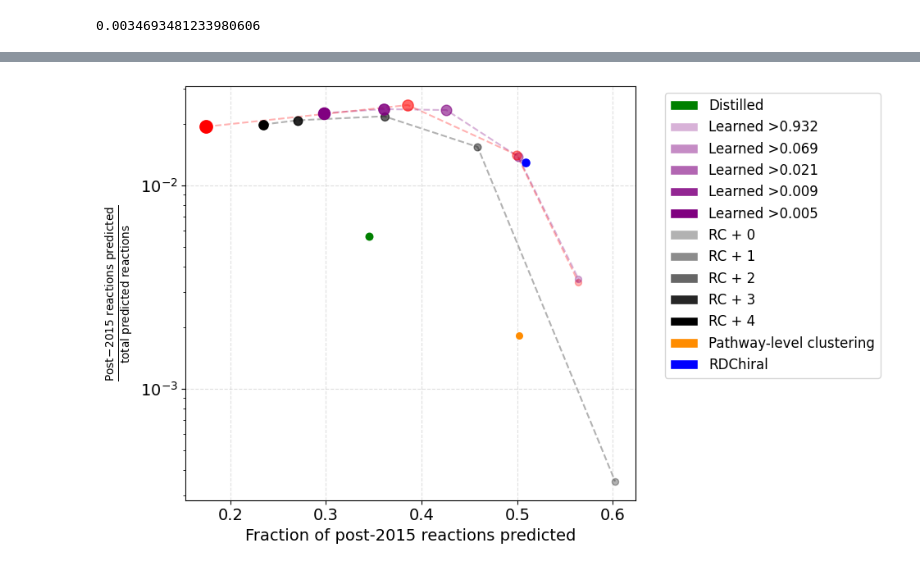
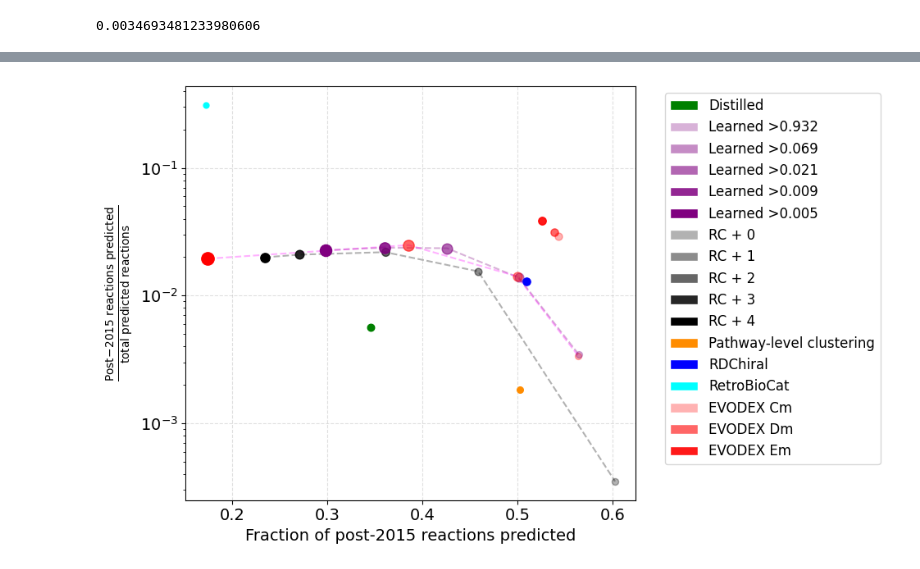
Before and after one commit to stefanpate/coarse-grain-rxns, a Jupyter notebook: notebooks/time_split_rule_generative_performance.ipynb, the cells around one changed output, grey strips where cells are left out. Cells and saved outputs as stored; diff of their text form; code cells hidden in the pictures.

```diff
--- a/notebooks/time_split_rule_generative_performance.ipynb
+++ b/notebooks/time_split_rule_generative_performance.ipynb
@@ -113,0 +182,17 @@ shape: (18, 6)
+# %%
+pred = pl.read_parquet(fn)
+recovered = maps.join(pub, left_on="rxn_id", right_on="id", how="inner")
+# %%
+n = 0
+ct_matches = set()
+non_ct_matches = set()
+for row in pred.iter_rows(named=True):
+    lhs, rhs = [set(side.split(".")) for side in row["std_rxn"].split(">>")]
+    does_match = check_for_kr_match(Counter(lhs), Counter(rhs), kr_counts)
+    if does_match:
+        ct_matches.add(row['id'])
+        n += 1
+
+    else:
+        non_ct_matches.add(row['id'])
+id_matches = set(recovered['rxn_id'].to_list())
@@ -126,7 +267,7 @@ shape: (1, 6)
 Rs = [0, 1, 2, 3, 4]
 dts = ['932', '069', '021', '009', '005']
 dts_dmo = ['961', '244', '106', '059', '035']
-others = ['mechinformed', 'rdchiral', 'imt']
+others = ['mechinformed', 'rdchiral', 'imt', "evodex_Cm", "evodex_Dm", "evodex_Em"]
 mechinferred_template_sizes = defaultdict(list)
 rcr_template_sizes = defaultdict(list)
 dmo_template_sizes = defaultdict(list)
@@ -181,7 +322,8 @@ for other in others:
         )
     else:
         df = pl.read_csv(
-            Path(cfg.rules) / f"{other}_rules_before_{cutoff_date}.csv",
+            source=Path(cfg.rules) / f"{other}_rules_before_{cutoff_date}.csv",
+            ignore_errors=True,
         )
     other_rules.append(df)
     for row in df.iter_rows(named=True):
@@ -261,6 +402,10 @@ exp_labels = {
     'rc_plus_4': "RC + 4",
     'imt': "Pathway-level clustering",
     'rdchiral': "RDChiral",
+    "retrobiocat": "RetroBioCat",
+    "evodex_Cm": "EVODEX Cm",
+    "evodex_Dm": "EVODEX Dm",
+    "evodex_Em": "EVODEX Em"
 }
 
 colors = {
@@ -282,6 +427,10 @@ colors = {
     'rc_plus_4': matplotlib.colors.to_rgba("black", alpha=1.0),
     'imt': matplotlib.colors.to_rgba("darkorange"),
     'rdchiral': matplotlib.colors.to_rgba("blue"),
+    "retrobiocat": matplotlib.colors.to_rgba("cyan"),
+    "evodex_Cm": matplotlib.colors.to_rgba("red", alpha=0.3),
+    "evodex_Dm": matplotlib.colors.to_rgba("red", alpha=0.6),
+    "evodex_Em": matplotlib.colors.to_rgba("red", alpha=0.9),
 }
 
 exp_names = list(exp_labels.keys())
@@ -431,32 +580,32 @@ if rcr_data:
     rcr_data = sorted(rcr_data, key=lambda p: p[0])
     ax.plot(
         [p[0] for p in rcr_data],
         [p[1] for p in rcr_data],
         color="black",
         linestyle="--",
         alpha=0.3,
         zorder=1,
     )
 
 if dmo_data:
     dmo_data = sorted(dmo_data, key=lambda p: p[0])
     ax.plot(
         [p[0] for p in dmo_data],
         [p[1] for p in dmo_data],
-        color="red",
+        color="magenta",
         linestyle="--",
         alpha=0.3,
         zorder=1,
     )
 
 ax.set_xlabel(f"Fraction of post-{cutoff_date} reactions predicted")
 ax.set_ylabel(
     rf"$\frac{{\mathrm{{Post\!-\!{cutoff_date}\ reactions\ predicted}}}}{{\mathrm{{total\ predicted\ reactions}}}}$"
 )
 ax.legend(handles=legend_elements, bbox_to_anchor=(1.05, 1), loc="upper left")
 ax.grid(True, linestyle="--", alpha=0.4)
 ax.set_yscale("log")
 plt.tight_layout()
 plt.show()
 # %% [output]
-[figure, old version]
+[figure, new version]
```
Also changed, not shown: parts of 26 cells of this notebook, 26 other files.
